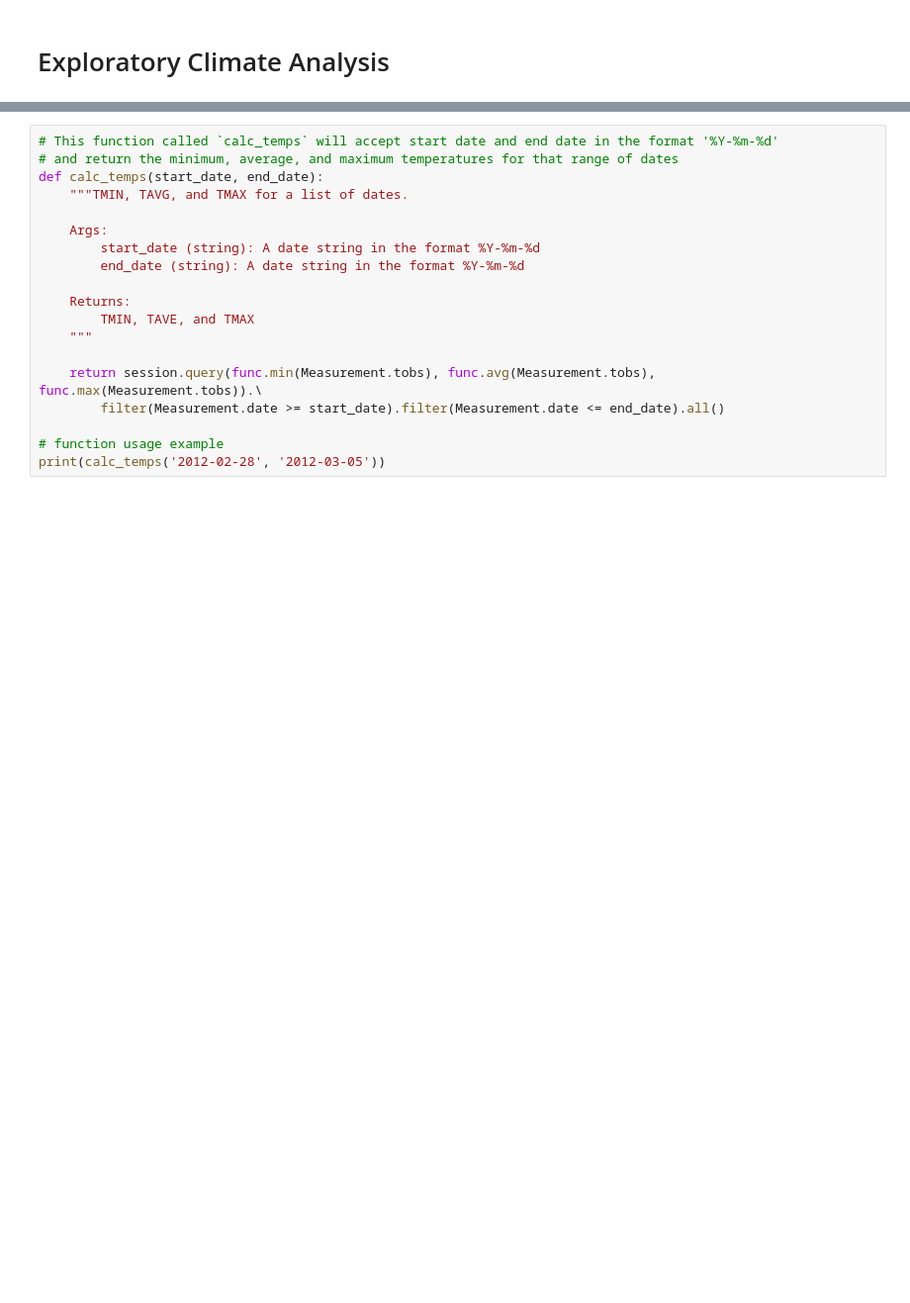
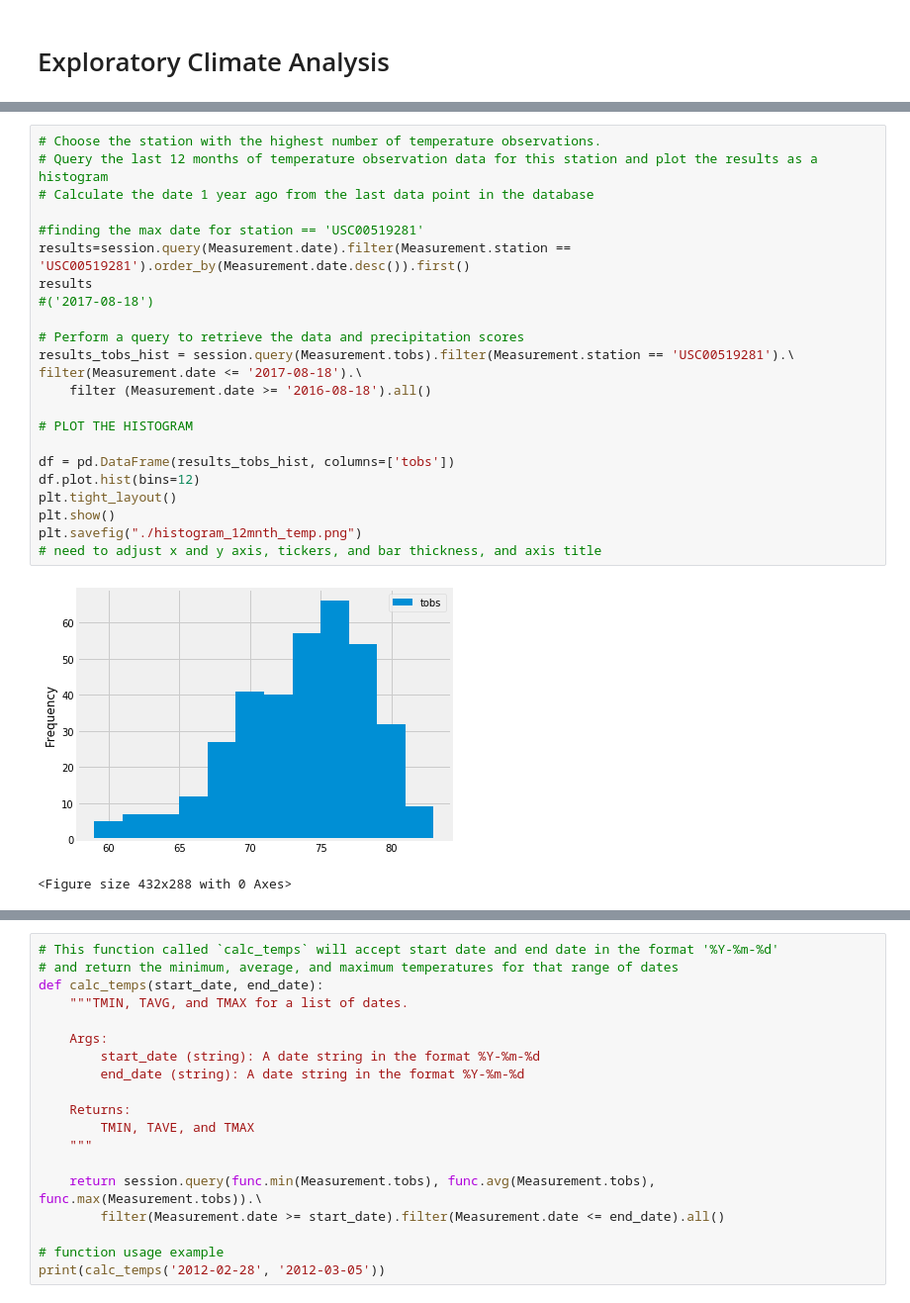
Before and after one commit to SharmaBhumi/sqlalchemy-challenge, a Jupyter notebook: climate_starter.ipynb, the cells around one changed output, grey strips where cells are left out. Shown at 99% size. Cells and saved outputs as stored; diff of their text form; blank space fills up the shorter version.

```diff
--- a/climate_starter.ipynb
+++ b/climate_starter.ipynb
@@ -132,3 +167,29 @@ ax=df_sorted.plot.bar(x='date', y='precipitation', rot=0)
+# %%
+# Choose the station with the highest number of temperature observations.
+# Query the last 12 months of temperature observation data for this station and plot the results as a histogram
+# Calculate the date 1 year ago from the last data point in the database
+
+#finding the max date for station == 'USC00519281'
+results=session.query(Measurement.date).filter(Measurement.station == 'USC00519281').order_by(Measurement.date.desc()).first()
+results
+#('2017-08-18')
+
+# Perform a query to retrieve the data and precipitation scores
+results_tobs_hist = session.query(Measurement.tobs).filter(Measurement.station == 'USC00519281').\
+filter(Measurement.date <= '2017-08-18').\
+    filter (Measurement.date >= '2016-08-18').all()
+
+# PLOT THE HISTOGRAM
+
+df = pd.DataFrame(results_tobs_hist, columns=['tobs'])
+df.plot.hist(bins=12)
+plt.tight_layout()
+plt.show()
+plt.savefig("./histogram_12mnth_temp.png")
+# need to adjust x and y axis, tickers, and bar thickness, and axis title
+# %% [output]
+[figure, added]
+<Figure size 432x288 with 0 Axes>
 # %% [markdown]
 ![precipitation](Images/station-histogram.png)
 # %%
```
Also changed, not shown: parts of 15 cells of this notebook, 3 other files.
